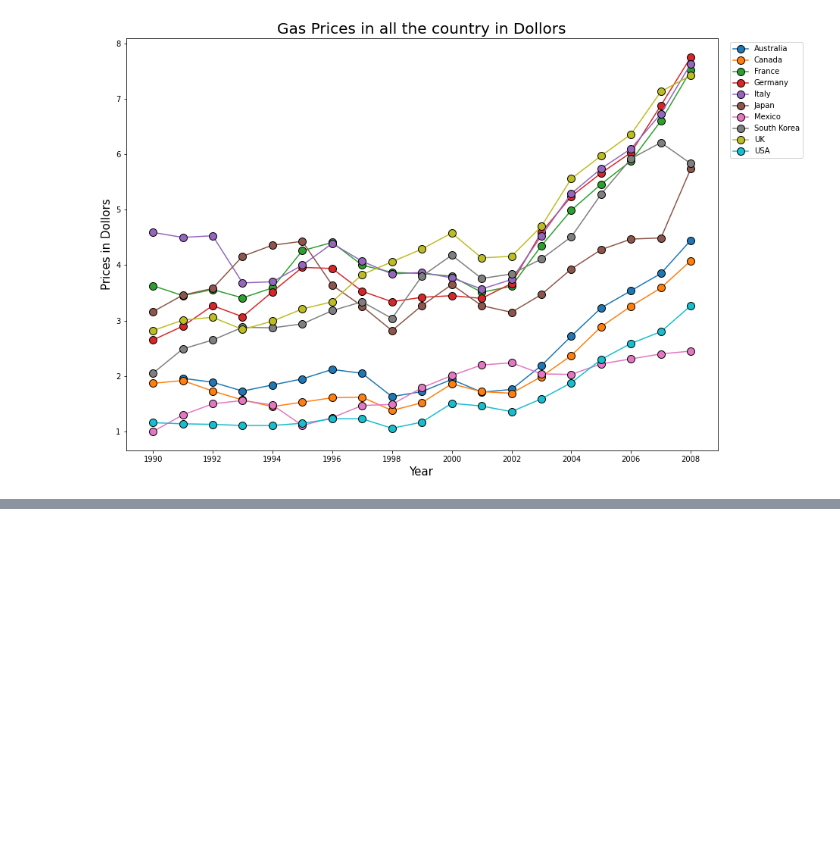
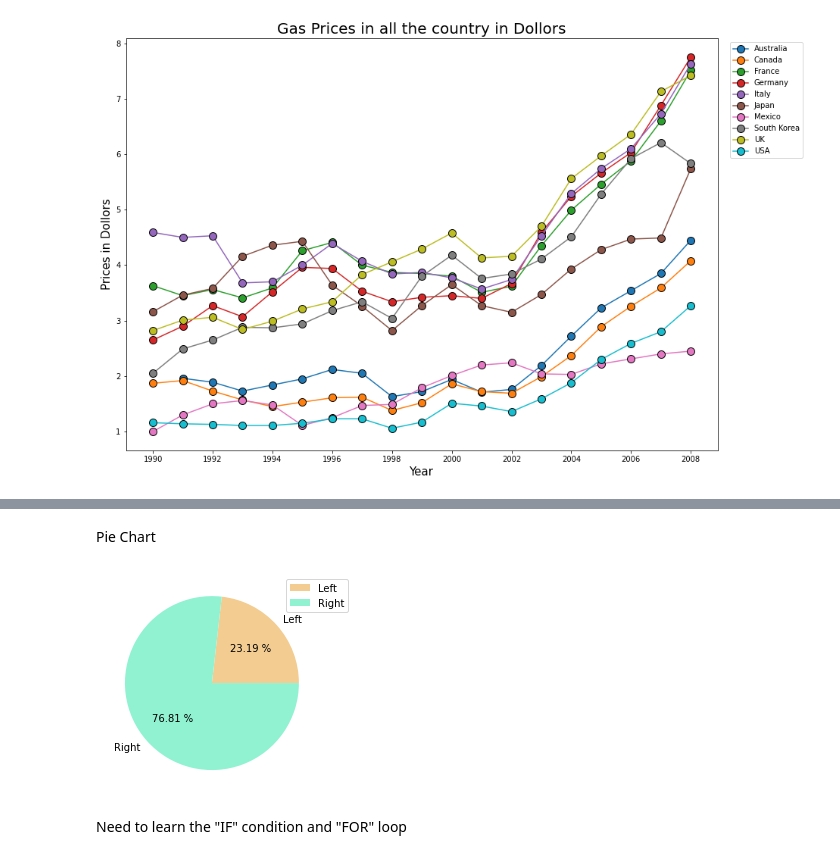
Before and after one commit to palleramcharan/Pythonpractice, a Jupyter notebook: FreeCodeCampPractice.ipynb, the cells around one changed output, grey strips where cells are left out. Drawn from its saved outputs; the diff is of its cells as text; code cells hidden in the pictures; blank space fills up the shorter version.

```diff
--- a/FreeCodeCampPractice.ipynb
+++ b/FreeCodeCampPractice.ipynb
@@ -487,0 +521,14 @@ plt.show()
+# %% [markdown]
+Pie Chart
+# %%
+right=fifa["Preferred Foot"][fifa["Preferred Foot"]=="Right"].count()
+left=fifa["Preferred Foot"][fifa["Preferred Foot"]=="Left"].count()
+
+plt.pie([left,right],labels=["Left","Right"],autopct='%.2f %%',colors=['#F2CC90','#90F2D0'])
+
+plt.legend(loc='upper right',bbox_to_anchor=(1.15, 1.0))
+plt.show()
+# %% [output]
+[figure, added]
+# %% [markdown]
+Need to learn the "IF" condition and "FOR" loop
```
Also changed, not shown: parts of 22 cells of this notebook.
